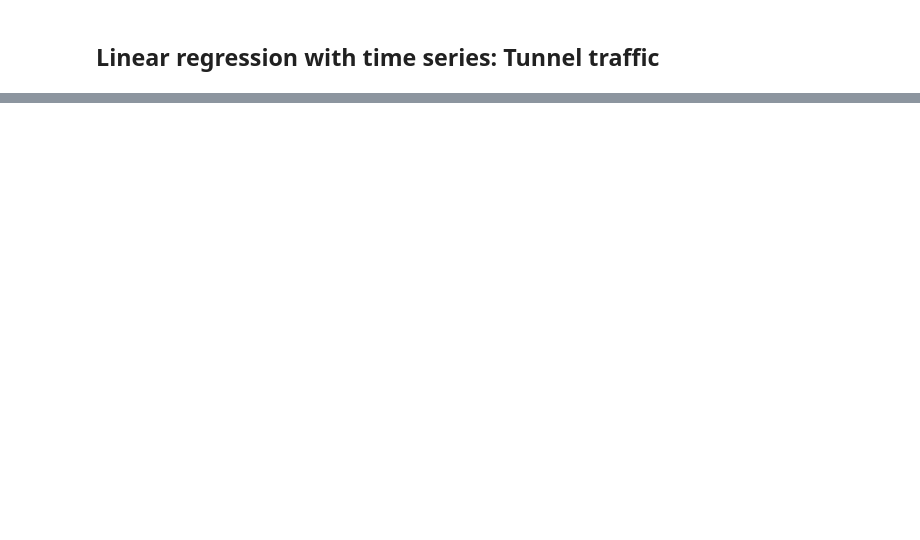
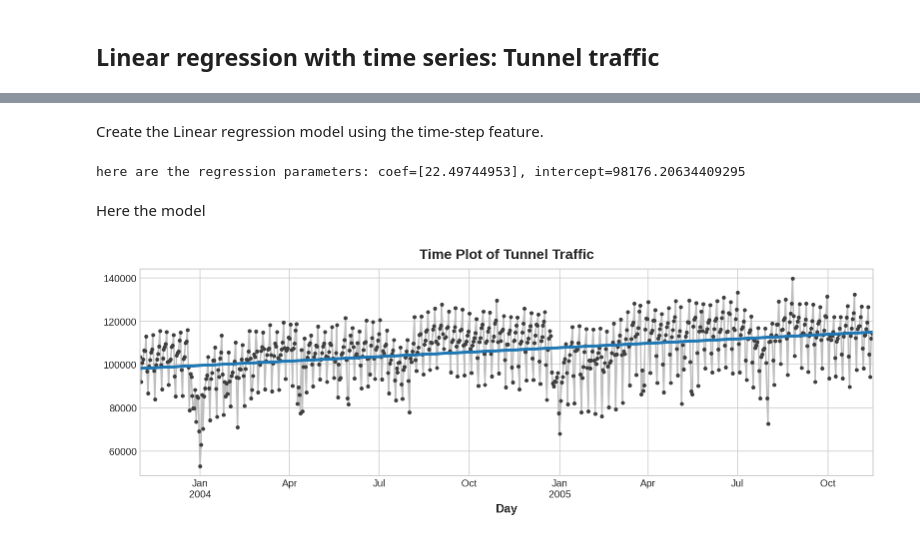
Before and after one commit to babakpst/Machine_Learning, a Jupyter notebook: MyPracticeCodes/TimeSeries1_Linear_Regression_with_TimeSeries.ipynb, the cells around one changed output, grey strips where cells are left out. Saved outputs shown, nothing was run; the diff lists cells and outputs as text; code cells hidden in the pictures; blank space fills up the shorter version.

Commit message:
revise all time series materials

```diff
--- a/MyPracticeCodes/TimeSeries1_Linear_Regression_with_TimeSeries.ipynb
+++ b/MyPracticeCodes/TimeSeries1_Linear_Regression_with_TimeSeries.ipynb
@@ -38,0 +49,6 @@ tunnel.head()
+# %%
+df = tunnel.copy()
+
+df['Time'] = np.arange(len(tunnel.index))
+
+df.head()
@@ -38,0 +63,28 @@ tunnel.head()
+# %% [markdown]
+Create the Linear regression model using the time-step feature.
+# %%
+from sklearn.linear_model import LinearRegression
+
+# Training data
+X = df.loc[:, ['Time']]  # features
+y = df.loc[:, 'NumVehicles']  # target
+
+# Train the model
+model = LinearRegression()
+model.fit(X, y)
+
+# Store the fitted values as a time series with the same time index as
+# the training data
+y_pred = pd.Series(model.predict(X), index=X.index)
+
+print(f"here are the regression parameters: coef={model.coef_}, intercept={model.intercept_}")
+# %% [output]
+here are the regression parameters: coef=[22.49744953], intercept=98176.20634409295
+# %% [markdown]
+Here the model
+# %%
+ax = y.plot(**plot_params)
+ax = y_pred.plot(ax=ax, linewidth=3)
+ax.set_title('Time Plot of Tunnel Traffic');
+# %% [output]
+[figure, added]
```
Also changed, not shown: parts of 11 cells of this notebook, 10 other files.
